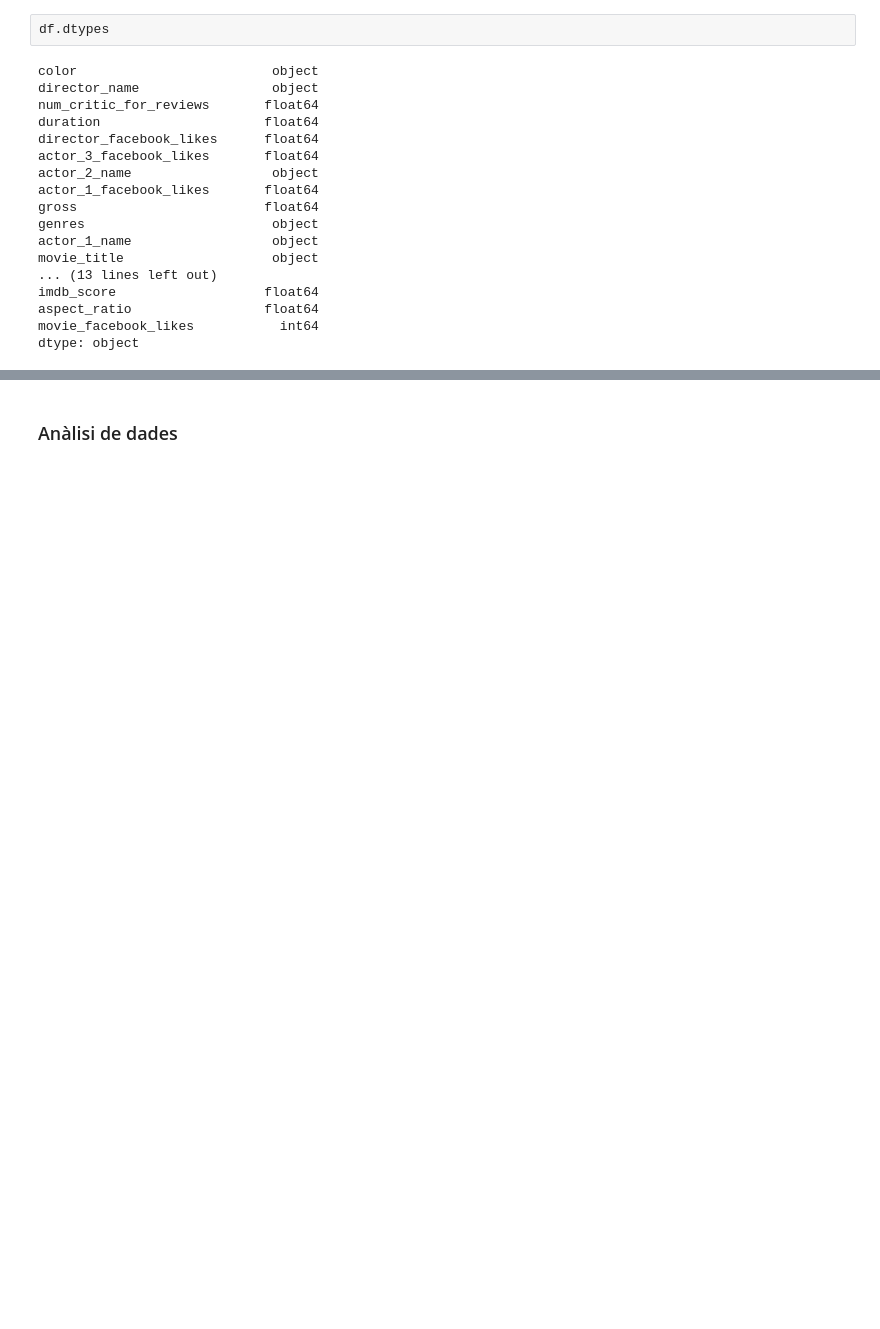
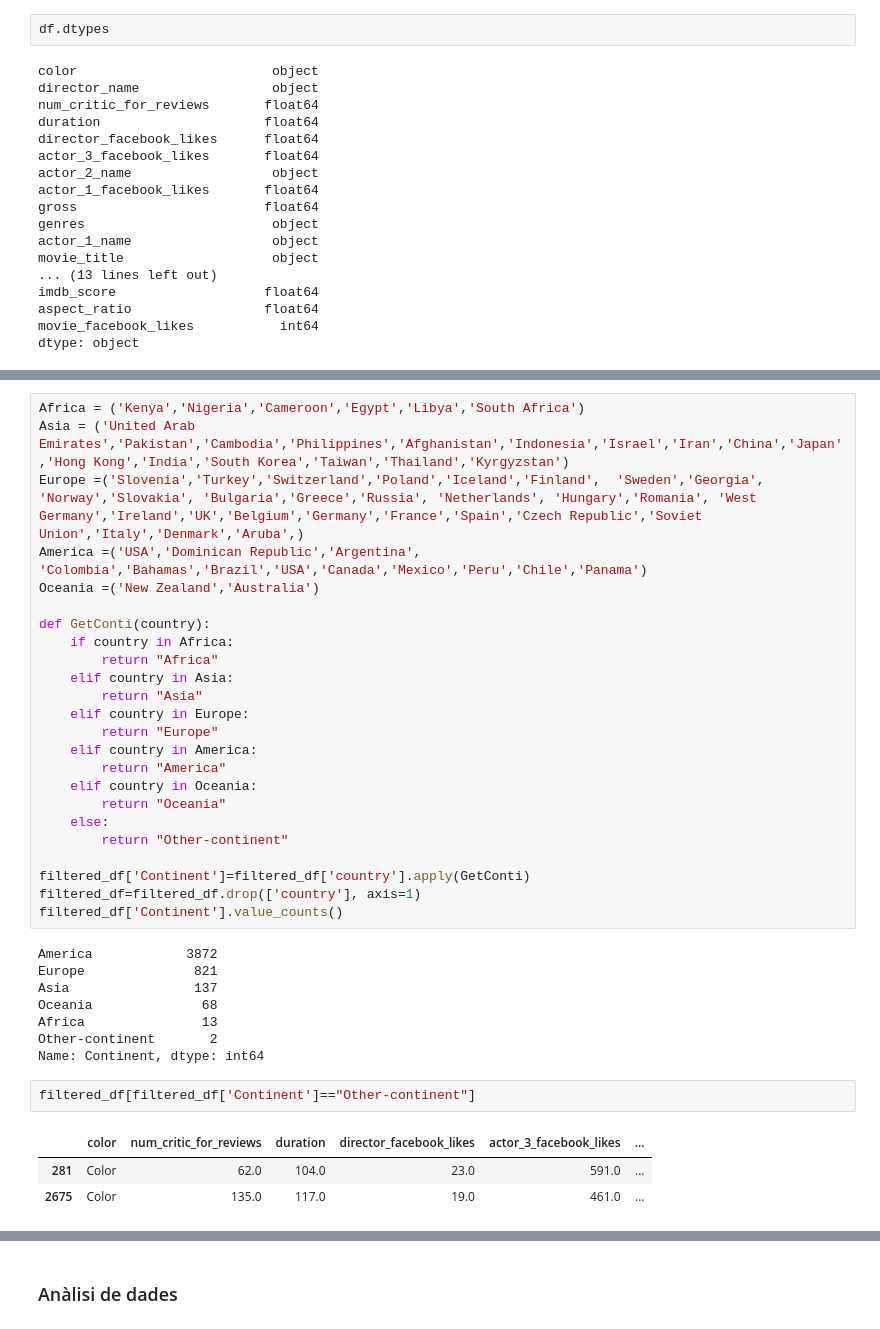
Before and after one commit to sgalan/Practica2-Neteja, a Jupyter notebook: Pràctica2-Neteja.ipynb, the cells around one changed output, grey strips where cells are left out. Cells and saved outputs as stored; diff of their text form; blank space fills up the shorter version.

```diff
--- a/Pràctica2-Neteja.ipynb
+++ b/Pràctica2-Neteja.ipynb
@@ -203,0 +242,38 @@ Number of outliers:  756
+# %%
+Africa = ('Kenya','Nigeria','Cameroon','Egypt','Libya','South Africa')
+Asia = ('United Arab Emirates','Pakistan','Cambodia','Philippines','Afghanistan','Indonesia','Israel','Iran','China','Japan','Hong Kong','India','South Korea','Taiwan','Thailand','Kyrgyzstan')
+Europe =('Slovenia','Turkey','Switzerland','Poland','Iceland','Finland',  'Sweden','Georgia', 'Norway','Slovakia', 'Bulgaria','Greece','Russia', 'Netherlands', 'Hungary','Romania', 'West Germany','Ireland','UK','Belgium','Germany','France','Spain','Czech Republic','Soviet Union','Italy','Denmark','Aruba',)
+America =('USA','Dominican Republic','Argentina', 'Colombia','Bahamas','Brazil','USA','Canada','Mexico','Peru','Chile','Panama')
+Oceania =('New Zealand','Australia')
+
+def GetConti(country):
+    if country in Africa:
+        return "Africa"
+    elif country in Asia:
+        return "Asia"
+    elif country in Europe:
+        return "Europe"
+    elif country in America:
+        return "America"
+    elif country in Oceania:
+        return "Oceania"
+    else:
+        return "Other-continent"
+
+filtered_df['Continent']=filtered_df['country'].apply(GetConti)
+filtered_df=filtered_df.drop(['country'], axis=1)
+filtered_df['Continent'].value_counts()
+# %% [output]
+America            3872
+Europe              821
+Asia                137
+Oceania              68
+Africa               13
+Other-continent       2
+Name: Continent, dtype: int64
+# %%
+filtered_df[filtered_df['Continent']=="Other-continent"]
+# %% [output]
+|  | color | num_critic_for_reviews | duration | director_facebook_likes | actor_3_facebook_likes | ... |
+| 281 | Color | 62.0 | 104.0 | 23.0 | 591.0 | ... |
+| 2675 | Color | 135.0 | 117.0 | 19.0 | 461.0 | ... |
```
Also changed, not shown: parts of 45 cells of this notebook, 1 other file.
